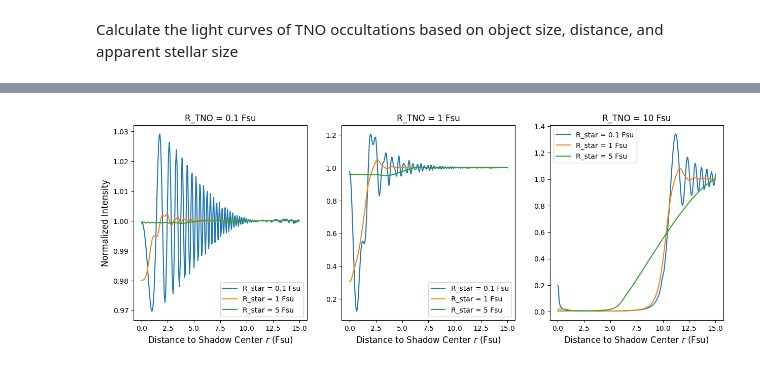
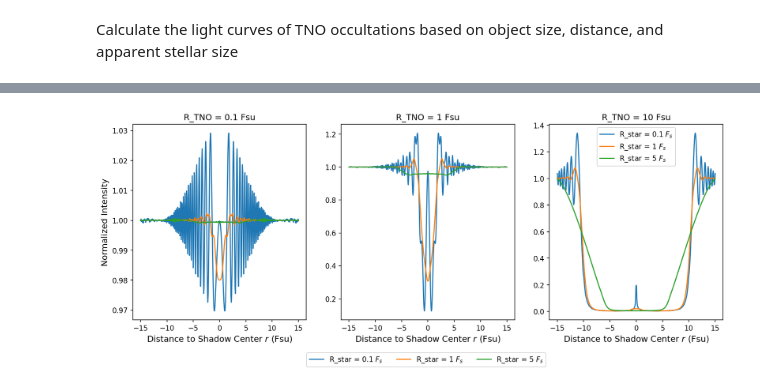
Before and after one commit to ChrisLayden/TNO-Occultations, a Jupyter notebook: tno_occultations.ipynb, the cells around one changed output, grey strips where cells are left out. Drawn from its saved outputs; the diff is of its cells as text; code cells hidden in the pictures.

```diff
--- a/tno_occultations.ipynb
+++ b/tno_occultations.ipynb
@@ -56,10 +6,0 @@ def occultation_intensity(r, rho):
-# %%
-# Create lookup table for the intensity profile. Run this once then create a
-# scipy interpolator object to use in the main code.
-num_points = 400
-r_points = np.linspace(0, 20, num_points)
-rho_points = np.linspace(0.01, 20, num_points)
-lut_array = np.zeros((num_points ** 2, 3))
-for i, r in enumerate(r_points):
-    for j, rho in enumerate(rho_points):
-        lut_array[i * num_points + j] = [r, rho, occultation_intensity(r, rho)]
@@ -68,14 +6,0 @@ interpolator = scipy.interpolate.CloughTocher2DInterpolator(lut_array[:, :2], lu
-# %%
-# See whether it's faster to interpolate from lookup table or calculate directly
-import time
-grid_x, grid_y = np.mgrid[0:10:100j, 0.01:10:100j]
-t0 = time.time()
-result1 = np.zeros((100, 100))
-for i in range(100):
-    for j in range(100):
-        result1[i, j] = occultation_intensity(grid_x[i, j], grid_y[i, j])
-t1 = time.time()
-result2 = interpolator((grid_x, grid_y))
-t2 = time.time()
-print("Direct calculation took", t1 - t0, "seconds.")
-print("Interpolation took", t2 - t1, "seconds.")
@@ -95,3 +7,7 @@ plt.show()
+# %%
+# Load csv file with LUT. Create numpy interpolator
+lut_array = np.loadtxt('occultation_intensity_lut.csv', delimiter=',', skiprows=1)
+interpolator = scipy.interpolate.CloughTocher2DInterpolator(lut_array[:, :2], lut_array[:, 2])
 # %%
 # Per Eqs. 12 in Rocques & Moncuquet 2000
 def intensity_with_stellar_disk(r, R_TNO, R_star, n_steps=50):
@@ -109,7 +25,7 @@ def intensity_with_stellar_disk(r, R_TNO, R_star, n_steps=50):
         Number of steps to use in each variable of the 2D numerical integration.
     '''
     if R_star == 0:
-        return occultation_intensity(r, R_TNO)
+        return interpolator(r, R_TNO)
     s_vals = np.linspace(0, R_star, n_steps)
     theta_vals = np.linspace(0, np.pi, n_steps)
     distance_vals = np.zeros(n_steps ** 2)
@@ -139,20 +55,23 @@ for i, r_tno in enumerate(r_tno_list):
 # %%
 # Create three axes, each with a different r_tno and plotting the intensity profiles for all 5 r_star values
 %matplotlib inline
-plt.rcParams['figure.dpi'] = 100
+# set dpi 200
+plt.rcParams['figure.dpi'] = 150
 # Make all axis labels and grid labels
 plt.rcParams.update({'axes.labelsize': 'large'})
 plt.rcParams.update({'axes.titlesize': 'large'})
 fig, ax = plt.subplots(1, 3, figsize=(15, 5))
 for i in range(3):
     for j in range(3):
-        ax[i].plot(r_list, intensities[i, j], label=f"R_star = {r_star_list[j]} Fsu")
+        r_list_both = np.concatenate((-r_list[::-1], r_list))
+        intensities_both = np.concatenate((intensities[i, j][::-1], intensities[i, j]))
+        ax[i].plot(r_list_both, intensities_both, label=f"R_star = {r_star_list[j]}" + r' $F_s$')
     ax[i].set_xlabel(r'Distance to Shadow Center $r$ (Fsu)')
     ax[i].set_title(f'R_TNO = {r_tno_list[i]} Fsu')
-    ax[i].legend(loc='lower right')
 
+ax[0].legend( bbox_to_anchor=(2.4, -0.15), ncol=3)
 ax[0].set_ylabel('Normalized Intensity')
 plt.legend()
 plt.show()
 # %% [output]
-[figure, old version]
+[figure, new version]
```
Also changed, not shown: parts of 9 cells of this notebook, 3 other files.
